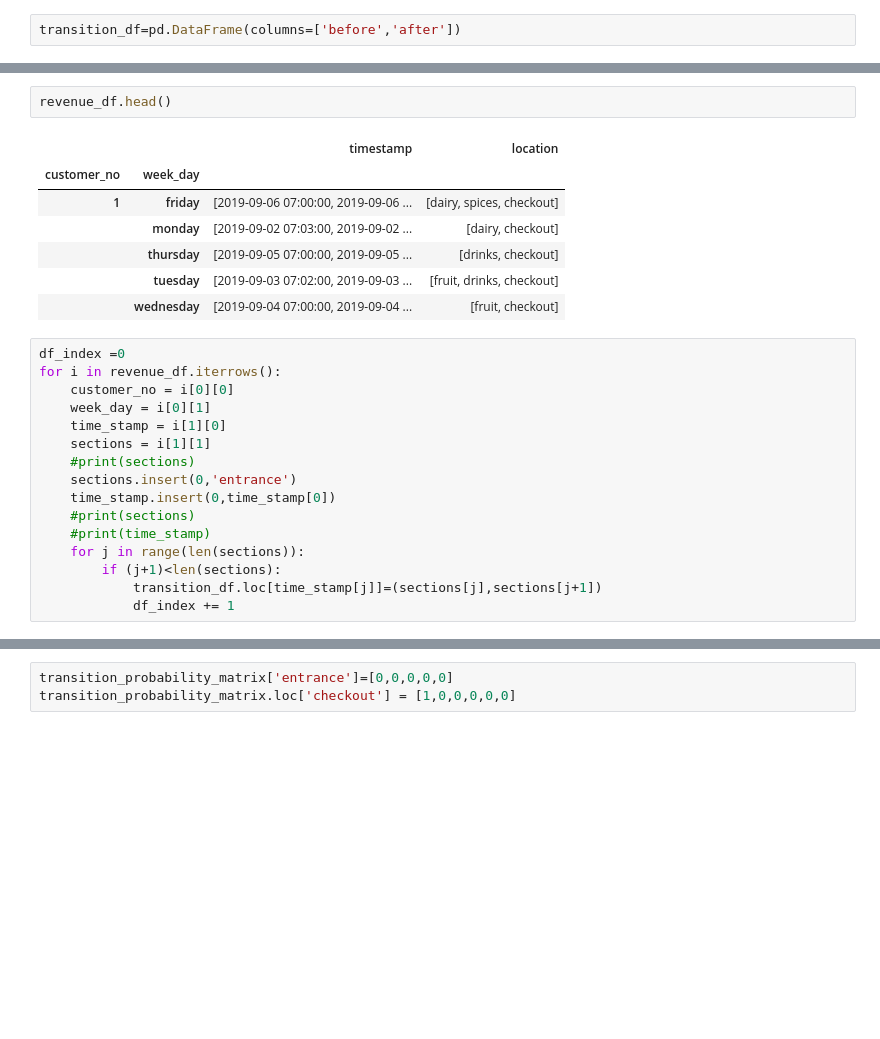
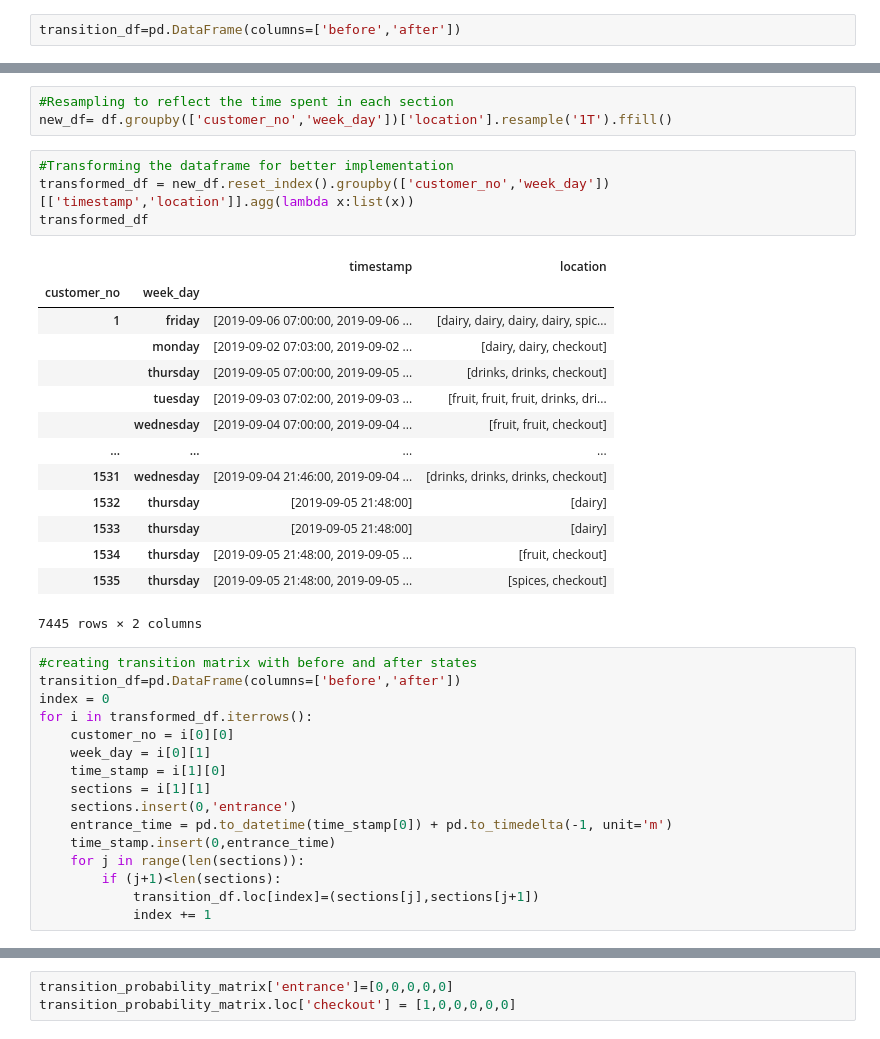
Before and after one commit to Jamsheeda-K/J3L, a Jupyter notebook: notebooks/jamsheeda/doodl_project.ipynb, the cells around one changed output, grey strips where cells are left out. Saved outputs shown, nothing was run; the diff lists cells and outputs as text; blank space fills up the shorter version.

```diff
--- a/notebooks/jamsheeda/doodl_project.ipynb
+++ b/notebooks/jamsheeda/doodl_project.ipynb
@@ -228,29 +228,41 @@ transition_df.head()
-# %%
-revenue_df.head()
-# %% [output]
-|  |  | timestamp | location |
-| customer_no | week_day |  |  |
-| 1 | friday | [2019-09-06 07:00:00, 2019-09-06 ... | [dairy, spices, checkout] |
-|  | monday | [2019-09-02 07:03:00, 2019-09-02 ... | [dairy, checkout] |
-|  | thursday | [2019-09-05 07:00:00, 2019-09-05 ... | [drinks, checkout] |
-|  | tuesday | [2019-09-03 07:02:00, 2019-09-03 ... | [fruit, drinks, checkout] |
-|  | wednesday | [2019-09-04 07:00:00, 2019-09-04 ... | [fruit, checkout] |
+# %%
+#Resampling to reflect the time spent in each section
+new_df= df.groupby(['customer_no','week_day'])['location'].resample('1T').ffill()
+# %%
+#Transforming the dataframe for better implementation
+transformed_df = new_df.reset_index().groupby(['customer_no','week_day'])[['timestamp','location']].agg(lambda x:list(x))
+transformed_df
+# %% [output]
+|  |  | timestamp | location |
+| customer_no | week_day |  |  |
+| 1 | friday | [2019-09-06 07:00:00, 2019-09-06 ... | [dairy, dairy, dairy, dairy, spic... |
+|  | monday | [2019-09-02 07:03:00, 2019-09-02 ... | [dairy, dairy, checkout] |
+|  | thursday | [2019-09-05 07:00:00, 2019-09-05 ... | [drinks, drinks, checkout] |
+|  | tuesday | [2019-09-03 07:02:00, 2019-09-03 ... | [fruit, fruit, fruit, drinks, dri... |
+|  | wednesday | [2019-09-04 07:00:00, 2019-09-04 ... | [fruit, fruit, checkout] |
+| ... | ... | ... | ... |
+| 1531 | wednesday | [2019-09-04 21:46:00, 2019-09-04 ... | [drinks, drinks, drinks, checkout] |
+| 1532 | thursday | [2019-09-05 21:48:00] | [dairy] |
+| 1533 | thursday | [2019-09-05 21:48:00] | [dairy] |
+| 1534 | thursday | [2019-09-05 21:48:00, 2019-09-05 ... | [fruit, checkout] |
+| 1535 | thursday | [2019-09-05 21:48:00, 2019-09-05 ... | [spices, checkout] |
+7445 rows × 2 columns
 # %%
-df_index =0
-for i in revenue_df.iterrows():
+#creating transition matrix with before and after states
+transition_df=pd.DataFrame(columns=['before','after'])
+index = 0
+for i in transformed_df.iterrows():
     customer_no = i[0][0]
     week_day = i[0][1]
     time_stamp = i[1][0]
     sections = i[1][1]
-    #print(sections)
     sections.insert(0,'entrance')
-    time_stamp.insert(0,time_stamp[0])
-    #print(sections)
-    #print(time_stamp)
+    entrance_time = pd.to_datetime(time_stamp[0]) + pd.to_timedelta(-1, unit='m')
+    time_stamp.insert(0,entrance_time)
     for j in range(len(sections)):
         if (j+1)<len(sections):
-            transition_df.loc[time_stamp[j]]=(sections[j],sections[j+1])
-            df_index += 1
+            transition_df.loc[index]=(sections[j],sections[j+1])
+            index += 1
 # %%
 transition_df.shape
 # %% [output]
```
Also changed, not shown: parts of 10 cells of this notebook, 4 other files.
